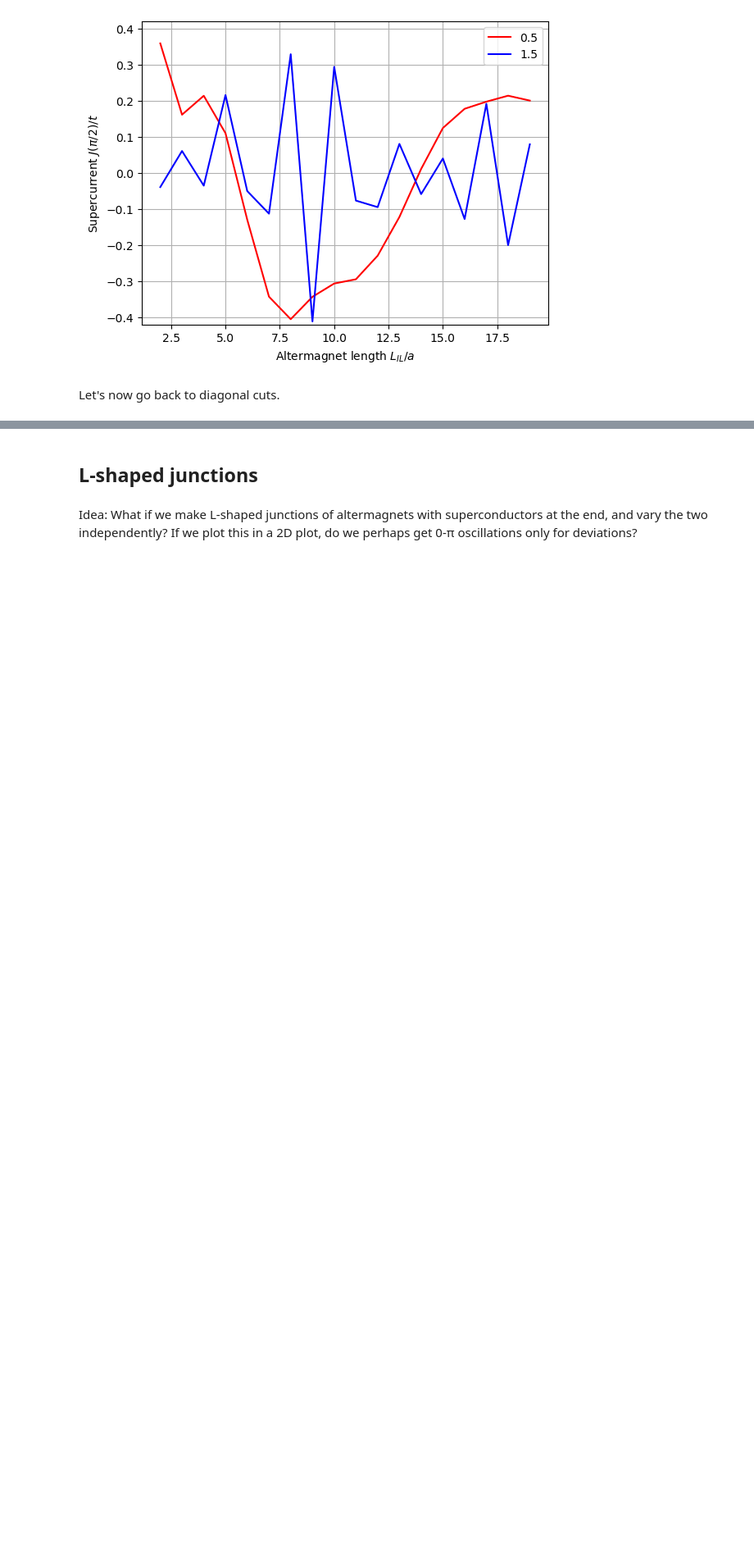
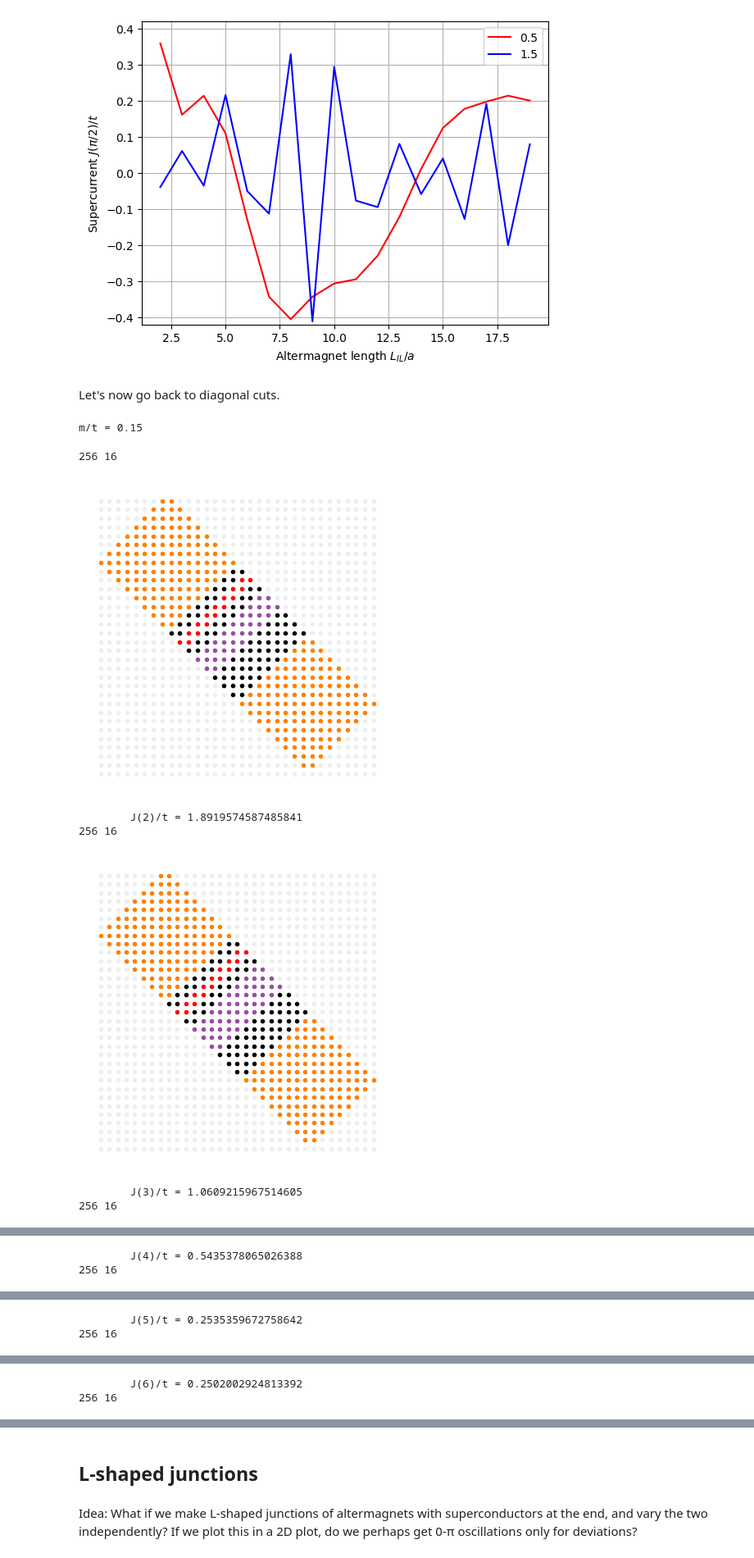
Before and after one commit to jabirali/bodge, a Jupyter notebook: altermagnets.ipynb, the cells around one changed output, grey strips where cells are left out. Shown at 82% size. Cells and saved outputs as stored; diff of their text form; code cells hidden in the pictures; blank space fills up the shorter version.

```diff
--- a/altermagnets.ipynb
+++ b/altermagnets.ipynb
@@ -899,7 +899,7 @@ JJ2 = []
 
 from tqdm import trange, tqdm
 
-ms = [0.5, 1.5]
+ms = [0.15, 0.5, 1.5]
 for m in ms:
     print(f"m/t = {m}")
     Ls = []
@@ -915,30 +915,39 @@ for m in ms:
                 if inside(i):
                     H[i, i] = -μ * σ0
                     if SC1(i):
                         Δ[i, i] = Δ0 * jσ2 * np.exp((-1j/2) * δφ)
                     if SC2(i):
                         Δ[i, i] = Δ0 * jσ2 * np.exp((+1j/2) * δφ)
 
             for i, j in lattice.bonds(axis=0):
                 if inside(i) and inside(j):
                     if IL(i) and IL(j):
                         H[i, j] = -t * σ0 - m * σ3
                     else:
                         H[i, j] = -t * σ0
 
             for i, j in lattice.bonds(axis=1):
                 if inside(i) and inside(j):
                     if IL(i) and IL(j):
                         H[i, j] = -t * σ0 + m * σ3
                     else:
                         H[i, j] = -t * σ0
 
 
         Js.append(current(system, 2000))
         Ls.append(L_IL * np.sqrt(2))
         print(f"\tJ({L_IL})/t = {Js[-1]}")
 
     LL2.append(Ls)
     JJ2.append(Js)
 
     print(LL2, JJ2)
+# %% [output]
+m/t = 0.15
+256 16
+[figure, added]
+        J(2)/t = 1.8919574587485841
+256 16
+[figure, added]
+        J(3)/t = 1.0609215967514605
+256 16
@@ -944,0 +955,2 @@ for m in ms:
+        J(4)/t = 0.5435378065026388
+256 16
@@ -944,0 +958,2 @@ for m in ms:
+        J(5)/t = 0.2535359672758642
+256 16
@@ -944,0 +961,2 @@ for m in ms:
+        J(6)/t = 0.2502002924813392
+256 16
```
Also changed, not shown: parts of 2 cells of this notebook, 3 other files.
